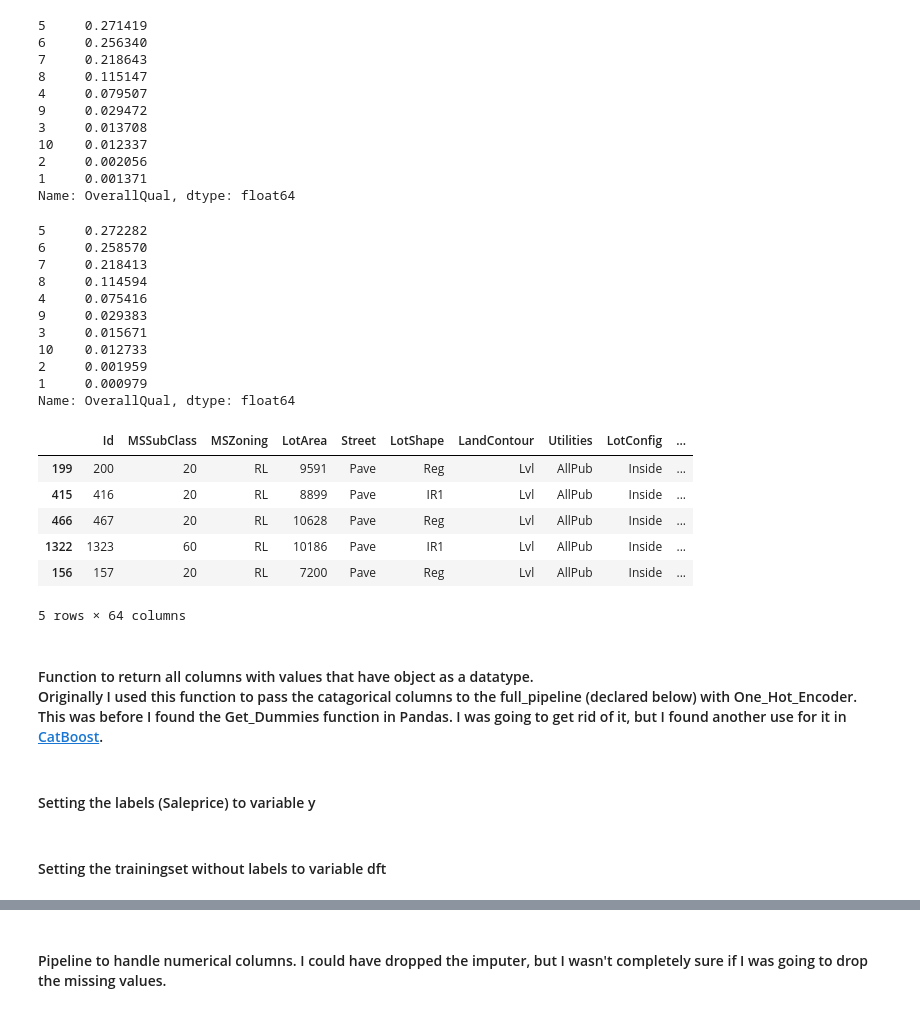
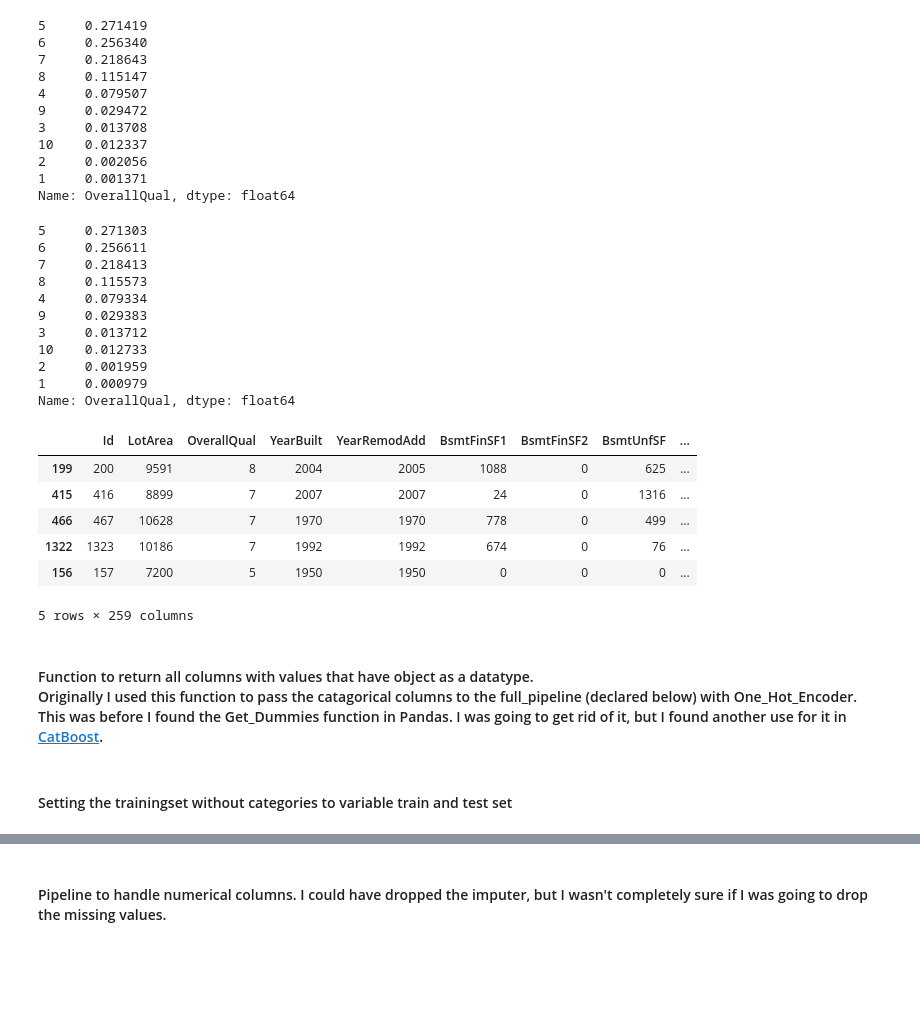
Before and after one commit to 181394/DAT158, a Jupyter notebook: oblig2/Oblig2.ipynb, the cells around one changed output, grey strips where cells are left out. Saved outputs shown, nothing was run; the diff lists cells and outputs as text; code cells hidden in the pictures; blank space fills up the shorter version.

```diff
--- a/oblig2/Oblig2.ipynb
+++ b/oblig2/Oblig2.ipynb
@@ -189,10 +177,13 @@ df['TotalSF'] = df['TotalBsmtSF'] + df['1stFlrSF'] + df['2ndFlrSF']
 # %%
-from sklearn.model_selection import StratifiedShuffleSplit
-
-split = StratifiedShuffleSplit(n_splits=1, test_size=0.3, random_state=42)
-for train_index, test_index in split.split(df, df['OverallQual']):
-    strat_train_set = df.loc[train_index]
-    strat_test_set = df.loc[test_index]
+#from sklearn.model_selection import StratifiedShuffleSplit
+from sklearn.model_selection import train_test_split
+df = pd.get_dummies(df)
+X_train, X_test, y_train, y_test = train_test_split(df.drop(columns='SalePrice', axis=1), df.SalePrice, stratify=df.OverallQual, test_size=0.3, random_state=42)
+#df['OverallQual'] = df['OverallQual'].astype(str)
+#split = StratifiedShuffleSplit(n_splits=1, test_size=0.3, random_state=42)
+#for train_index, test_index in split.split(df, df['OverallQual']):
+#    strat_train_set = df.loc[train_index]
+#    strat_test_set = df.loc[test_index]
 # %% [markdown]
 #### Verifying that the split was somewhat accurate.<br> Here I could have used the train_test_split function from scikit-learn, but given that <br> the trainingset is so small it will probably be better to strategically split the data so that the <br> training and test sets have approximately the same amount of entries in them of the attribute most correlated with the saleprice.
 # %%
@@ -210,29 +201,29 @@ df["OverallQual"].value_counts() / len(df)
 1     0.001371
 Name: OverallQual, dtype: float64
 # %%
-strat_train_set['OverallQual'].value_counts() / len(strat_train_set)
+X_train['OverallQual'].value_counts() / len(X_train)
 # %% [output]
-5     0.272282
-6     0.258570
+5     0.271303
+6     0.256611
 7     0.218413
-8     0.114594
-4     0.075416
+8     0.115573
+4     0.079334
 9     0.029383
-3     0.015671
+3     0.013712
 10    0.012733
 2     0.001959
 1     0.000979
 Name: OverallQual, dtype: float64
 # %%
-strat_train_set.head()
+X_train.head()
 # %% [output]
-|  | Id | MSSubClass | MSZoning | LotArea | Street | LotShape | LandContour | Utilities | LotConfig | ... |
-| 199 | 200 | 20 | RL | 9591 | Pave | Reg | Lvl | AllPub | Inside | ... |
-| 415 | 416 | 20 | RL | 8899 | Pave | IR1 | Lvl | AllPub | Inside | ... |
-| 466 | 467 | 20 | RL | 10628 | Pave | Reg | Lvl | AllPub | Inside | ... |
-| 1322 | 1323 | 60 | RL | 10186 | Pave | IR1 | Lvl | AllPub | Inside | ... |
-| 156 | 157 | 20 | RL | 7200 | Pave | Reg | Lvl | AllPub | Inside | ... |
+|  | Id | LotArea | OverallQual | YearBuilt | YearRemodAdd | BsmtFinSF1 | BsmtFinSF2 | BsmtUnfSF | ... |
+| 199 | 200 | 9591 | 8 | 2004 | 2005 | 1088 | 0 | 625 | ... |
+| 415 | 416 | 8899 | 7 | 2007 | 2007 | 24 | 0 | 1316 | ... |
+| 466 | 467 | 10628 | 7 | 1970 | 1970 | 778 | 0 | 499 | ... |
+| 1322 | 1323 | 10186 | 7 | 1992 | 1992 | 674 | 0 | 76 | ... |
+| 156 | 157 | 7200 | 5 | 1950 | 1950 | 0 | 0 | 0 | ... |
-5 rows × 64 columns
+5 rows × 259 columns
 # %% [markdown]
 #### Function to return all columns with values that have object as a datatype. <br> Originally I used this function to pass the catagorical columns to the full_pipeline (declared below) with One_Hot_Encoder. <br> This was before I found the Get_Dummies function in Pandas. I was going to get rid of it, but I found another use for it in [CatBoost](https://catboost.ai/).
 # %%
@@ -243,4 +234,4 @@ def objcolify(dataset):
             objcols = objcols.append(pd.Series([i]), ignore_index=True)
     return objcols
 # %% [markdown]
-#### Setting the labels (Saleprice) to variable y
+#### Setting the trainingset without categories to variable train and test set
@@ -249,2 +237,0 @@ y = strat_train_set['SalePrice'].copy()
-# %% [markdown]
-#### Setting the trainingset without labels to variable dft
```
Also changed, not shown: parts of 39 cells of this notebook.
